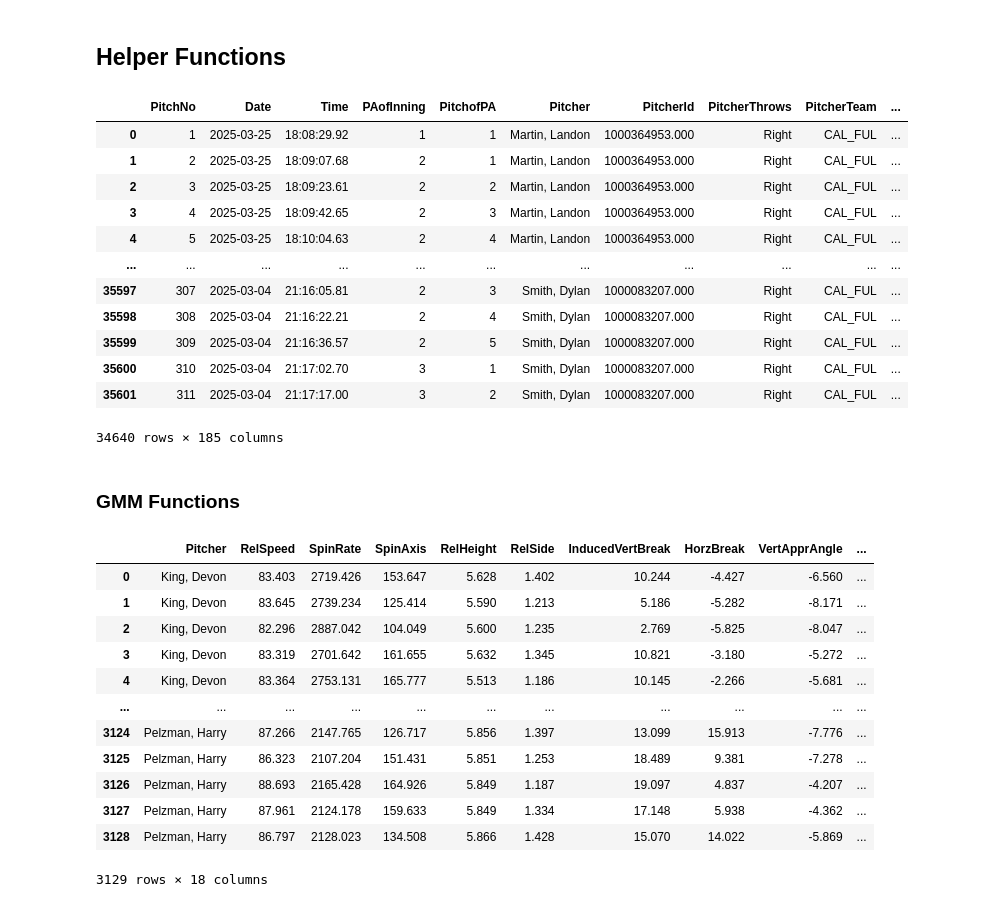
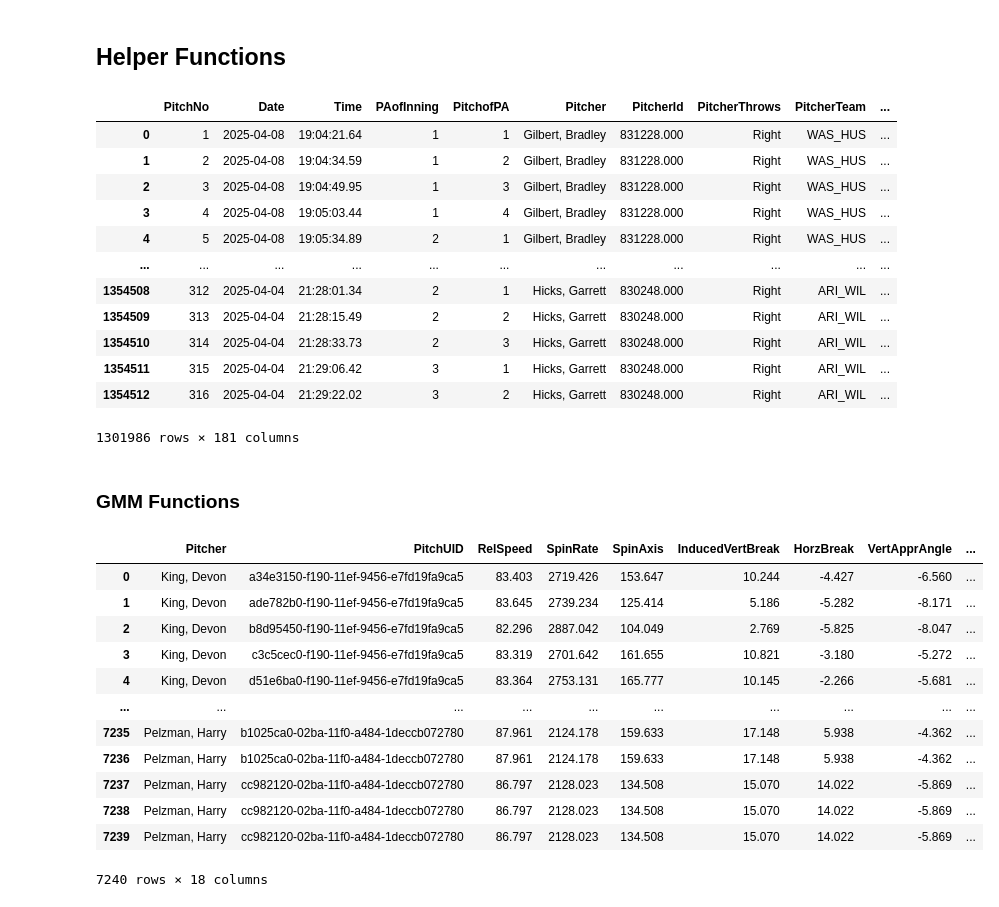
Before and after one commit to jackkalsched/UCSD_Baseball_25, a Jupyter notebook: Pitching/pitch classification/classification.ipynb, the cells around one changed output. Cells and saved outputs as stored; diff of their text form; code cells hidden in the pictures.

```diff
--- a/Pitching/pitch classification/classification.ipynb
+++ b/Pitching/pitch classification/classification.ipynb
@@ -722,10 +722,10 @@ import matplotlib.pyplot as plt
 from mpl_toolkits.mplot3d import Axes3D
 pd.set_option('display.float_format', '{:.3f}'.format)
 # %%
-master_trackman = pd.read_csv('../../Files/merged_trackman_games.csv')
+master_trackman = pd.read_csv('../../Trackman CSV Files/merged_trackman_games.csv')
 
-id_cols = ['Pitcher']
-feature_cols = ['RelSpeed', 'SpinRate', 'SpinAxis', 'RelHeight', 'RelSide', 'InducedVertBreak', 'HorzBreak', 'VertApprAngle', 'HorzApprAngle']
+id_cols = ['Pitcher', 'PitchUID']
+feature_cols = ['RelSpeed', 'SpinRate', 'SpinAxis', 'InducedVertBreak', 'HorzBreak', 'VertApprAngle', 'HorzApprAngle']
 
 master_trackman
 # %% [output]
@@ -798,18 +798,18 @@ clean_trackman = clean_outliers(encoded_trackman)
 clean_trackman
 # %% [output]
 |  | PitchNo | Date | Time | PAofInning | PitchofPA | Pitcher | PitcherId | PitcherThrows | PitcherTeam | ... |
-| 0 | 1 | 2025-03-25 | 18:08:29.92 | 1 | 1 | Martin, Landon | 1000364953.000 | Right | CAL_FUL | ... |
-| 1 | 2 | 2025-03-25 | 18:09:07.68 | 2 | 1 | Martin, Landon | 1000364953.000 | Right | CAL_FUL | ... |
-| 2 | 3 | 2025-03-25 | 18:09:23.61 | 2 | 2 | Martin, Landon | 1000364953.000 | Right | CAL_FUL | ... |
-| 3 | 4 | 2025-03-25 | 18:09:42.65 | 2 | 3 | Martin, Landon | 1000364953.000 | Right | CAL_FUL | ... |
-| 4 | 5 | 2025-03-25 | 18:10:04.63 | 2 | 4 | Martin, Landon | 1000364953.000 | Right | CAL_FUL | ... |
+| 0 | 1 | 2025-04-08 | 19:04:21.64 | 1 | 1 | Gilbert, Bradley | 831228.000 | Right | WAS_HUS | ... |
+| 1 | 2 | 2025-04-08 | 19:04:34.59 | 1 | 2 | Gilbert, Bradley | 831228.000 | Right | WAS_HUS | ... |
+| 2 | 3 | 2025-04-08 | 19:04:49.95 | 1 | 3 | Gilbert, Bradley | 831228.000 | Right | WAS_HUS | ... |
+| 3 | 4 | 2025-04-08 | 19:05:03.44 | 1 | 4 | Gilbert, Bradley | 831228.000 | Right | WAS_HUS | ... |
+| 4 | 5 | 2025-04-08 | 19:05:34.89 | 2 | 1 | Gilbert, Bradley | 831228.000 | Right | WAS_HUS | ... |
 | ... | ... | ... | ... | ... | ... | ... | ... | ... | ... | ... |
-| 35597 | 307 | 2025-03-04 | 21:16:05.81 | 2 | 3 | Smith, Dylan | 1000083207.000 | Right | CAL_FUL | ... |
-| 35598 | 308 | 2025-03-04 | 21:16:22.21 | 2 | 4 | Smith, Dylan | 1000083207.000 | Right | CAL_FUL | ... |
-| 35599 | 309 | 2025-03-04 | 21:16:36.57 | 2 | 5 | Smith, Dylan | 1000083207.000 | Right | CAL_FUL | ... |
-| 35600 | 310 | 2025-03-04 | 21:17:02.70 | 3 | 1 | Smith, Dylan | 1000083207.000 | Right | CAL_FUL | ... |
-| 35601 | 311 | 2025-03-04 | 21:17:17.00 | 3 | 2 | Smith, Dylan | 1000083207.000 | Right | CAL_FUL | ... |
+| 1354508 | 312 | 2025-04-04 | 21:28:01.34 | 2 | 1 | Hicks, Garrett | 830248.000 | Right | ARI_WIL | ... |
+| 1354509 | 313 | 2025-04-04 | 21:28:15.49 | 2 | 2 | Hicks, Garrett | 830248.000 | Right | ARI_WIL | ... |
+| 1354510 | 314 | 2025-04-04 | 21:28:33.73 | 2 | 3 | Hicks, Garrett | 830248.000 | Right | ARI_WIL | ... |
+| 1354511 | 315 | 2025-04-04 | 21:29:06.42 | 3 | 1 | Hicks, Garrett | 830248.000 | Right | ARI_WIL | ... |
+| 1354512 | 316 | 2025-04-04 | 21:29:22.02 | 3 | 2 | Hicks, Garrett | 830248.000 | Right | ARI_WIL | ... |
-34640 rows × 185 columns
+1301986 rows × 181 columns
 # %% [markdown]
 ### GMM Functions
 # %%
@@ -857,7 +857,6 @@ unique_pitchers = ['King, Devon', 'Murdock, Steele', 'Davidson, Garrett', 'Weber
 def run_gmm(df):
     ucsd = df[df['PitcherTeam'] == 'CSD_TRI'][id_cols + feature_cols]
     ucsd = ucsd[ucsd['Pitcher'].isin(unique_pitchers)].copy()
-    ucsd['pitch_id'] = ucsd.index
 
     results = []   # store per-pitcher cluster results
     max_clusters = 0
@@ -875,45 +874,45 @@ def run_gmm(df):
 
         # add labels
         temp = group.copy()
         temp['cluster'] = gmm_artifacts['labels']
 
         # add cluster probability columns
         n_clusters = gmm_artifacts['proba'].shape[1]
         for c in range(n_clusters):
             temp[f'cluster_{c}_prob'] = gmm_artifacts['proba'][:, c]
 
         results.append(temp)
         max_clusters = max(max_clusters, n_clusters)
 
     # concat all pitchers
     clustered = pd.concat(results, axis=0)
 
     # ensure consistent columns (fill NaN where a pitcher had fewer clusters)
     for c in range(max_clusters):
         col = f'cluster_{c}_prob'
         if col not in clustered.columns:
             clustered[col] = np.nan
 
     prob_cols = [f'cluster_{c}_prob' for c in range(max_clusters)]
-    with_clusters = clustered[['Pitcher', 'pitch_id', 'cluster'] + prob_cols]
-    result = ucsd.merge(with_clusters, on = ['Pitcher', 'pitch_id'], how = 'inner')
+    with_clusters = clustered[['Pitcher', 'PitchUID', 'cluster'] + prob_cols]
+    result = ucsd.merge(with_clusters, on = ['Pitcher', 'PitchUID'], how = 'inner')
 
     return result
 
 
 gmm_results = run_gmm(clean_trackman)
 gmm_results
 # %% [output]
-|  | Pitcher | RelSpeed | SpinRate | SpinAxis | RelHeight | RelSide | InducedVertBreak | HorzBreak | VertApprAngle | ... |
-| 0 | King, Devon | 83.403 | 2719.426 | 153.647 | 5.628 | 1.402 | 10.244 | -4.427 | -6.560 | ... |
-| 1 | King, Devon | 83.645 | 2739.234 | 125.414 | 5.590 | 1.213 | 5.186 | -5.282 | -8.171 | ... |
-| 2 | King, Devon | 82.296 | 2887.042 | 104.049 | 5.600 | 1.235 | 2.769 | -5.825 | -8.047 | ... |
-| 3 | King, Devon | 83.319 | 2701.642 | 161.655 | 5.632 | 1.345 | 10.821 | -3.180 | -5.272 | ... |
-| 4 | King, Devon | 83.364 | 2753.131 | 165.777 | 5.513 | 1.186 | 10.145 | -2.266 | -5.681 | ... |
-| ... | ... | ... | ... | ... | ... | ... | ... | ... | ... | ... |
-| 3124 | Pelzman, Harry | 87.266 | 2147.765 | 126.717 | 5.856 | 1.397 | 13.099 | 15.913 | -7.776 | ... |
-| 3125 | Pelzman, Harry | 86.323 | 2107.204 | 151.431 | 5.851 | 1.253 | 18.489 | 9.381 | -7.278 | ... |
-| 3126 | Pelzman, Harry | 88.693 | 2165.428 | 164.926 | 5.849 | 1.187 | 19.097 | 4.837 | -4.207 | ... |
-| 3127 | Pelzman, Harry | 87.961 | 2124.178 | 159.633 | 5.849 | 1.334 | 17.148 | 5.938 | -4.362 | ... |
-| 3128 | Pelzman, Harry | 86.797 | 2128.023 | 134.508 | 5.866 | 1.428 | 15.070 | 14.022 | -5.869 | ... |
+|  | Pitcher | PitchUID | RelSpeed | SpinRate | SpinAxis | InducedVertBreak | HorzBreak | VertApprAngle | ... |
+| 0 | King, Devon | a34e3150-f190-11ef-9456-e7fd19fa9ca5 | 83.403 | 2719.426 | 153.647 | 10.244 | -4.427 | -6.560 | ... |
+| 1 | King, Devon | ade782b0-f190-11ef-9456-e7fd19fa9ca5 | 83.645 | 2739.234 | 125.414 | 5.186 | -5.282 | -8.171 | ... |
+| 2 | King, Devon | b8d95450-f190-11ef-9456-e7fd19fa9ca5 | 82.296 | 2887.042 | 104.049 | 2.769 | -5.825 | -8.047 | ... |
+| 3 | King, Devon | c3c5cec0-f190-11ef-9456-e7fd19fa9ca5 | 83.319 | 2701.642 | 161.655 | 10.821 | -3.180 | -5.272 | ... |
+| 4 | King, Devon | d51e6ba0-f190-11ef-9456-e7fd19fa9ca5 | 83.364 | 2753.131 | 165.777 | 10.145 | -2.266 | -5.681 | ... |
+| ... | ... | ... | ... | ... | ... | ... | ... | ... | ... |
+| 7235 | Pelzman, Harry | b1025ca0-02ba-11f0-a484-1deccb072780 | 87.961 | 2124.178 | 159.633 | 17.148 | 5.938 | -4.362 | ... |
+| 7236 | Pelzman, Harry | b1025ca0-02ba-11f0-a484-1deccb072780 | 87.961 | 2124.178 | 159.633 | 17.148 | 5.938 | -4.362 | ... |
+| 7237 | Pelzman, Harry | cc982120-02ba-11f0-a484-1deccb072780 | 86.797 | 2128.023 | 134.508 | 15.070 | 14.022 | -5.869 | ... |
+| 7238 | Pelzman, Harry | cc982120-02ba-11f0-a484-1deccb072780 | 86.797 | 2128.023 | 134.508 | 15.070 | 14.022 | -5.869 | ... |
+| 7239 | Pelzman, Harry | cc982120-02ba-11f0-a484-1deccb072780 | 86.797 | 2128.023 | 134.508 | 15.070 | 14.022 | -5.869 | ... |
-3129 rows × 18 columns
+7240 rows × 18 columns
```
Also changed, not shown: parts of 8 cells of this notebook.
